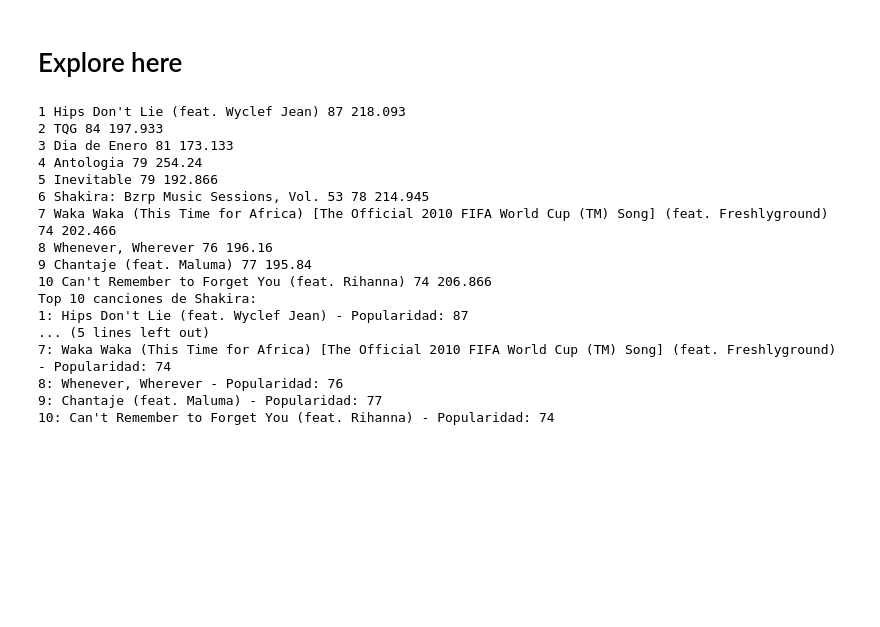
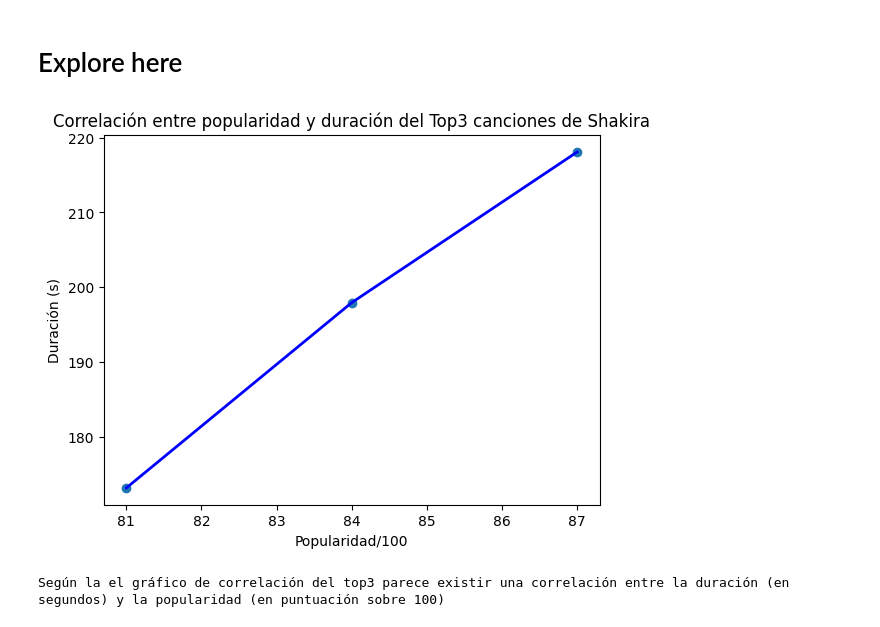
Before and after one commit to pdeleonsoria/interacting-with-api-python-project-tutorial, a Jupyter notebook: src/explore.ipynb, the cells around one changed output. Cells and saved outputs as stored; diff of their text form; code cells hidden in the pictures; blank space fills up the shorter version.

```diff
--- a/src/explore.ipynb
+++ b/src/explore.ipynb
@@ -5,57 +5,66 @@ import os
 import pandas as pd
 import seaborn as sns
 from dotenv import load_dotenv
+import matplotlib.pyplot as plt
 
 # load the .env file variables
 load_dotenv()
+
+#Pongo esto así porque se me borra
 
 #CLIENT_ID="cf47b75cbc154faabb0f5b6829216883"
 #CLIENT_SECRET="fc9b3559bb9247d7a9e20cbcdb1b4037"
 
 client_id = os.environ.get("CLIENT_ID")
 client_secret = os.environ.get("CLIENT_SECRET")
 
 
 import spotipy
 from spotipy.oauth2 import SpotifyClientCredentials
 spotipy.Spotify()
 
 client_id = os.environ.get("CLIENT_ID")
 client_secret = os.environ.get("CLIENT_SECRET")
 auth_manager = SpotifyClientCredentials(client_id=client_id, client_secret=client_secret)
 sp = spotipy.Spotify(auth_manager=auth_manager)
 
+#sp= llave para peticiones a Spoti
+
 sh_url = 'spotify:artist:0EmeFodog0BfCgMzAIvKQp'
 top_tracks = sp.artist_top_tracks(sh_url)
 artist_name = "Shakira"
+
+#El data fuera del for y el data.append dentro para hacer el df y poder filtrar
+data=[]
 
 for idx, track in enumerate(top_tracks['tracks'][:10]):
     nombre= track["name"]
     popularidad= track["popularity"]
     duracion_ms = track["duration_ms"]
     duracion_s = duracion_ms /1000
 
-    print(idx+1, nombre, popularidad, duracion_s)
+    data.append({"Nombre": nombre, "Popularidad/100": popularidad, "Duración(s)": duracion_s})
 
-ds= pd.DataFrame
-print(f"Top 10 canciones de {artist_name}:")
-for idx, track in enumerate(top_tracks['tracks'][:10]):
-    print(f"{idx + 1}: {track['name']} - Popularidad: {track['popularity']}")
+    #print(idx+1, nombre, popularidad, duracion_s)
+
+ds= pd.DataFrame(data)
+#No incluyo en indice porque ya lo tiene y no hace falta ordenarlo por popularidad porque ya lo esta
+
+ds_top3=ds.head(n=3)
+
+x= ds_top3["Popularidad/100"]
+y= ds_top3["Duración(s)"]
+
+plt.scatter(x,y)
+plt.plot(x, y, color='blue', linestyle='-', linewidth=2)
+
+plt.legend
+plt.xlabel("Popularidad/100")
+plt.ylabel("Duración (s)")
+plt.title("Correlación entre popularidad y duración del Top3 canciones de Shakira")
+plt.show()
+
+print("Según la el gráfico de correlación del top3 parece existir una correlación entre la duración (en segundos) y la popularidad (en puntuación sobre 100)")
 # %% [output]
+[figure, added]
-1 Hips Don't Lie (feat. Wyclef Jean) 87 218.093
-2 TQG 84 197.933
-3 Dia de Enero 81 173.133
-4 Antologia 79 254.24
-5 Inevitable 79 192.866
-6 Shakira: Bzrp Music Sessions, Vol. 53 78 214.945
-7 Waka Waka (This Time for Africa) [The Official 2010 FIFA World Cup (TM) Song] (feat. Freshlyground) 74 202.466
-8 Whenever, Wherever 76 196.16
-9 Chantaje (feat. Maluma) 77 195.84
-10 Can't Remember to Forget You (feat. Rihanna) 74 206.866
-Top 10 canciones de Shakira:
-1: Hips Don't Lie (feat. Wyclef Jean) - Popularidad: 87
-... (5 lines left out)
-7: Waka Waka (This Time for Africa) [The Official 2010 FIFA World Cup (TM) Song] (feat. Freshlyground) - Popularidad: 74
-8: Whenever, Wherever - Popularidad: 76
-9: Chantaje (feat. Maluma) - Popularidad: 77
-10: Can't Remember to Forget You (feat. Rihanna) - Popularidad: 74
+Según la el gráfico de correlación del top3 parece existir una correlación entre la duración (en segundos) y la popularidad (en puntuación sobre 100)
```
Also changed, not shown: 4 other files.
